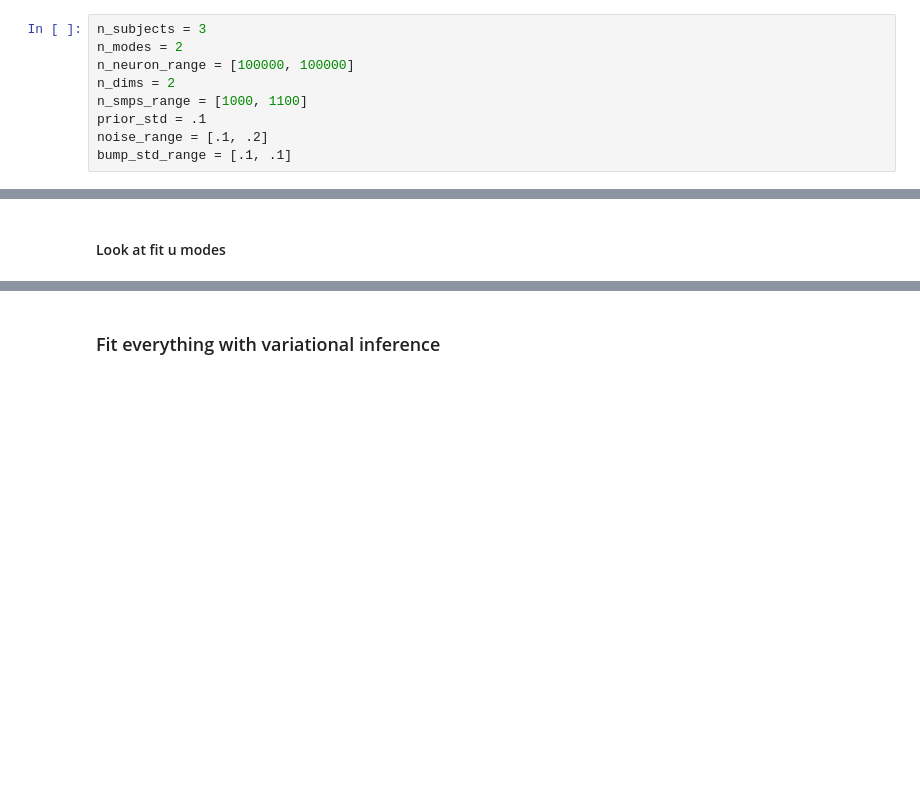
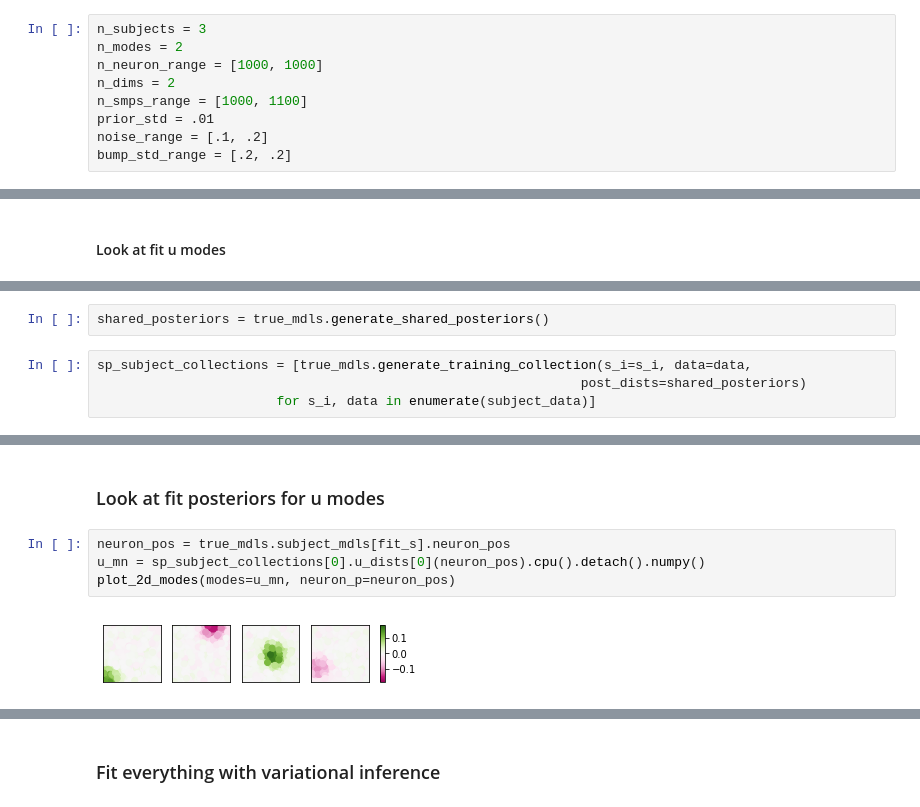
Before and after one commit to wbishopJanelia/janelia_core, a Jupyter notebook: development/develolp_BumpInputWithRecursiveDynamicsScenario.ipynb, the cells around one changed output, grey strips where cells are left out. Saved outputs shown, nothing was run; the diff lists cells and outputs as text; blank space fills up the shorter version.

```diff
--- a/development/develolp_BumpInputWithRecursiveDynamicsScenario.ipynb
+++ b/development/develolp_BumpInputWithRecursiveDynamicsScenario.ipynb
@@ -18,12 +18,12 @@ from janelia_core.ml.latent_regression.vi import MultiSubjectVIFitter
 # %%
 n_subjects = 3
 n_modes = 2
-n_neuron_range = [100000, 100000]
+n_neuron_range = [1000, 1000]
 n_dims = 2
 n_smps_range = [1000, 1100]
-prior_std = .1
+prior_std = .01
 noise_range = [.1, .2]
-bump_std_range = [.1, .1]
+bump_std_range = [.2, .2]
 # %% [markdown]
 #### See what devices are available for computation
 # %%
@@ -92,0 +112,6 @@ plot_2d_modes(modes=internal_p_fit, neuron_p=neuron_p_fit)
+# %%
+shared_posteriors = true_mdls.generate_shared_posteriors()
+# %%
+sp_subject_collections = [true_mdls.generate_training_collection(s_i=s_i, data=data,
+                                                              post_dists=shared_posteriors)
+                       for s_i, data in enumerate(subject_data)]
@@ -92,0 +144,8 @@ plot_2d_modes(modes=internal_p_fit, neuron_p=neuron_p_fit)
+# %% [markdown]
+### Look at fit posteriors for u modes
+# %%
+neuron_pos = true_mdls.subject_mdls[fit_s].neuron_pos
+u_mn = sp_subject_collections[0].u_dists[0](neuron_pos).cpu().detach().numpy()
+plot_2d_modes(modes=u_mn, neuron_p=neuron_pos)
+# %% [output]
+[figure, added]
```
Also changed, not shown: parts of 20 cells of this notebook, 2 other files.
